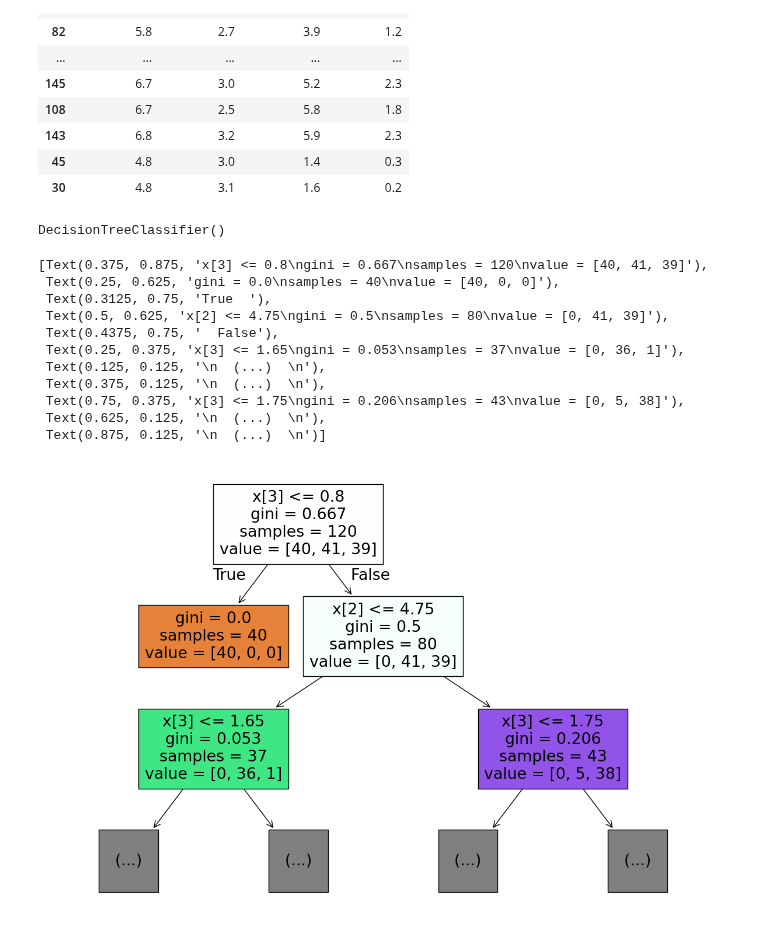
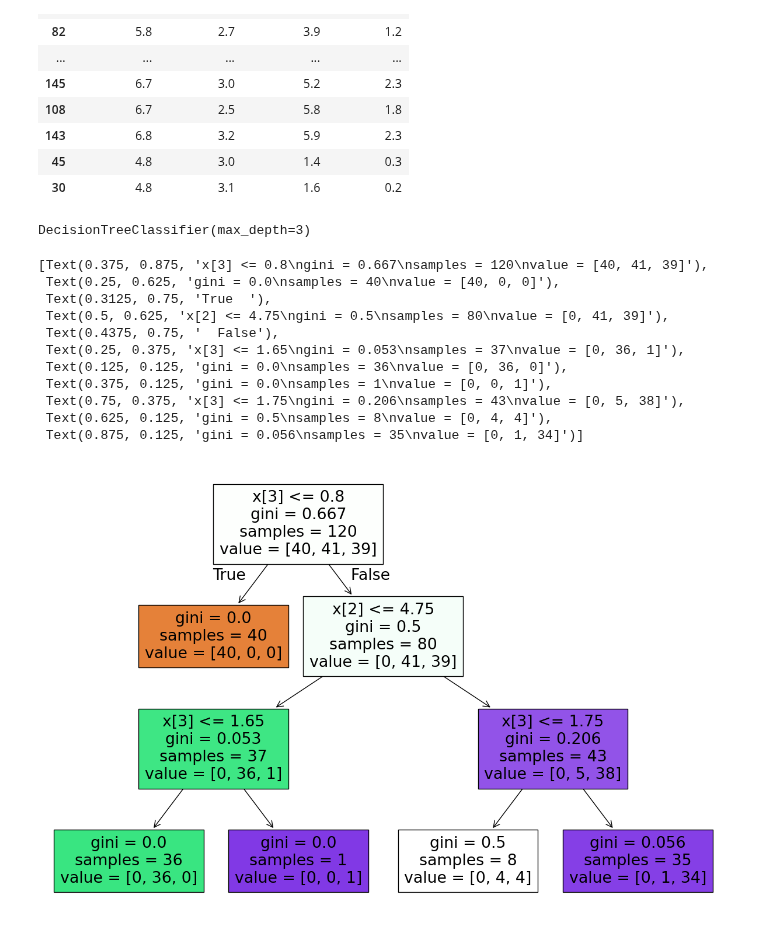
Before and after one commit to abhinavsinh014-prog/Machine-Learing, a Jupyter notebook: DecisionTree.ipynb, the cells around one changed output. Cells and saved outputs as stored; diff of their text form; code cells hidden in the pictures.

```diff
--- a/DecisionTree.ipynb
+++ b/DecisionTree.ipynb
@@ -125,25 +125,25 @@ X_test
 # %%
 from sklearn.tree import DecisionTreeClassifier
 # %%
-treemodal = DecisionTreeClassifier()
+treemodal = DecisionTreeClassifier(max_depth=3)
 # %%
 treemodal.fit(X_train, y_train)
 # %% [output]
-DecisionTreeClassifier()
+DecisionTreeClassifier(max_depth=3)
 # %%
 from sklearn import tree
 plt.figure(figsize=(15,10))
-tree.plot_tree(treemodal, filled=True,max_depth = 2)
+tree.plot_tree(treemodal, filled=True)
 # %% [output]
 [Text(0.375, 0.875, 'x[3] <= 0.8\ngini = 0.667\nsamples = 120\nvalue = [40, 41, 39]'),
  Text(0.25, 0.625, 'gini = 0.0\nsamples = 40\nvalue = [40, 0, 0]'),
  Text(0.3125, 0.75, 'True  '),
  Text(0.5, 0.625, 'x[2] <= 4.75\ngini = 0.5\nsamples = 80\nvalue = [0, 41, 39]'),
  Text(0.4375, 0.75, '  False'),
  Text(0.25, 0.375, 'x[3] <= 1.65\ngini = 0.053\nsamples = 37\nvalue = [0, 36, 1]'),
- Text(0.125, 0.125, '\n  (...)  \n'),
- Text(0.375, 0.125, '\n  (...)  \n'),
+ Text(0.125, 0.125, 'gini = 0.0\nsamples = 36\nvalue = [0, 36, 0]'),
+ Text(0.375, 0.125, 'gini = 0.0\nsamples = 1\nvalue = [0, 0, 1]'),
  Text(0.75, 0.375, 'x[3] <= 1.75\ngini = 0.206\nsamples = 43\nvalue = [0, 5, 38]'),
- Text(0.625, 0.125, '\n  (...)  \n'),
- Text(0.875, 0.125, '\n  (...)  \n')]
+ Text(0.625, 0.125, 'gini = 0.5\nsamples = 8\nvalue = [0, 4, 4]'),
+ Text(0.875, 0.125, 'gini = 0.056\nsamples = 35\nvalue = [0, 1, 34]')]
-[figure, old version]
+[figure, new version]
```
